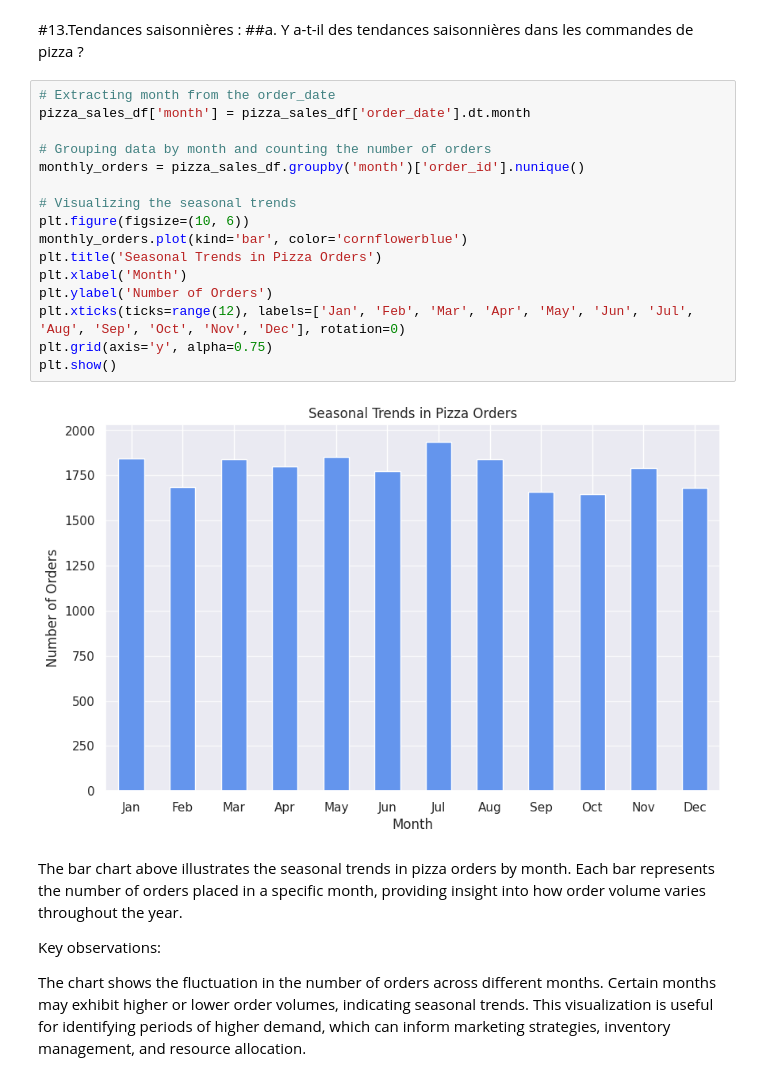
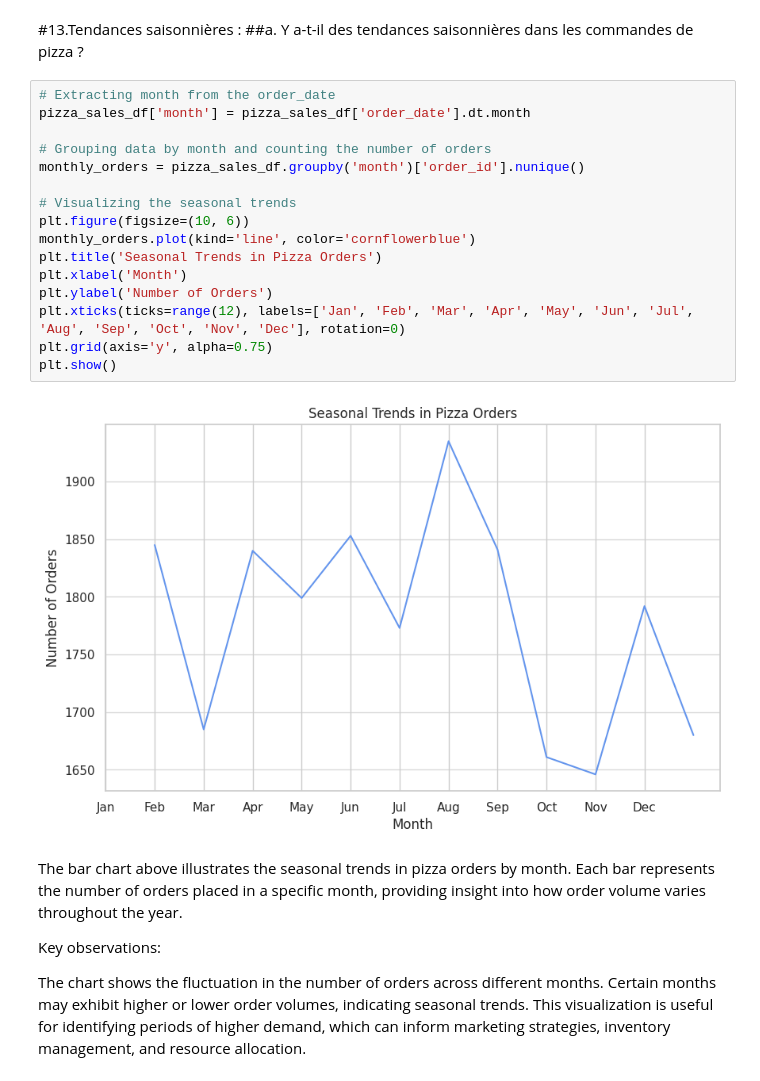
Before and after one commit to Enam88/Pizza-o-jo, a Jupyter notebook: pizza_eda.ipynb, the cells around one changed output. Saved outputs shown, nothing was run; the diff lists cells and outputs as text.

```diff
--- a/pizza_eda.ipynb
+++ b/pizza_eda.ipynb
@@ -666,21 +671,21 @@ This visualization and analysis help in understanding the pricing structure acro
 # %%
 # Extracting month from the order_date
 pizza_sales_df['month'] = pizza_sales_df['order_date'].dt.month
 
 # Grouping data by month and counting the number of orders
 monthly_orders = pizza_sales_df.groupby('month')['order_id'].nunique()
 
 # Visualizing the seasonal trends
 plt.figure(figsize=(10, 6))
-monthly_orders.plot(kind='bar', color='cornflowerblue')
+monthly_orders.plot(kind='line', color='cornflowerblue')
 plt.title('Seasonal Trends in Pizza Orders')
 plt.xlabel('Month')
 plt.ylabel('Number of Orders')
 plt.xticks(ticks=range(12), labels=['Jan', 'Feb', 'Mar', 'Apr', 'May', 'Jun', 'Jul', 'Aug', 'Sep', 'Oct', 'Nov', 'Dec'], rotation=0)
 plt.grid(axis='y', alpha=0.75)
 plt.show()
 # %% [output]
-[figure, old version]
+[figure, new version]
 # %% [markdown]
 The bar chart above illustrates the seasonal trends in pizza orders by month. Each bar represents the number of orders placed in a specific month, providing insight into how order volume varies throughout the year.
 
```
Also changed, not shown: parts of 17 cells of this notebook.
